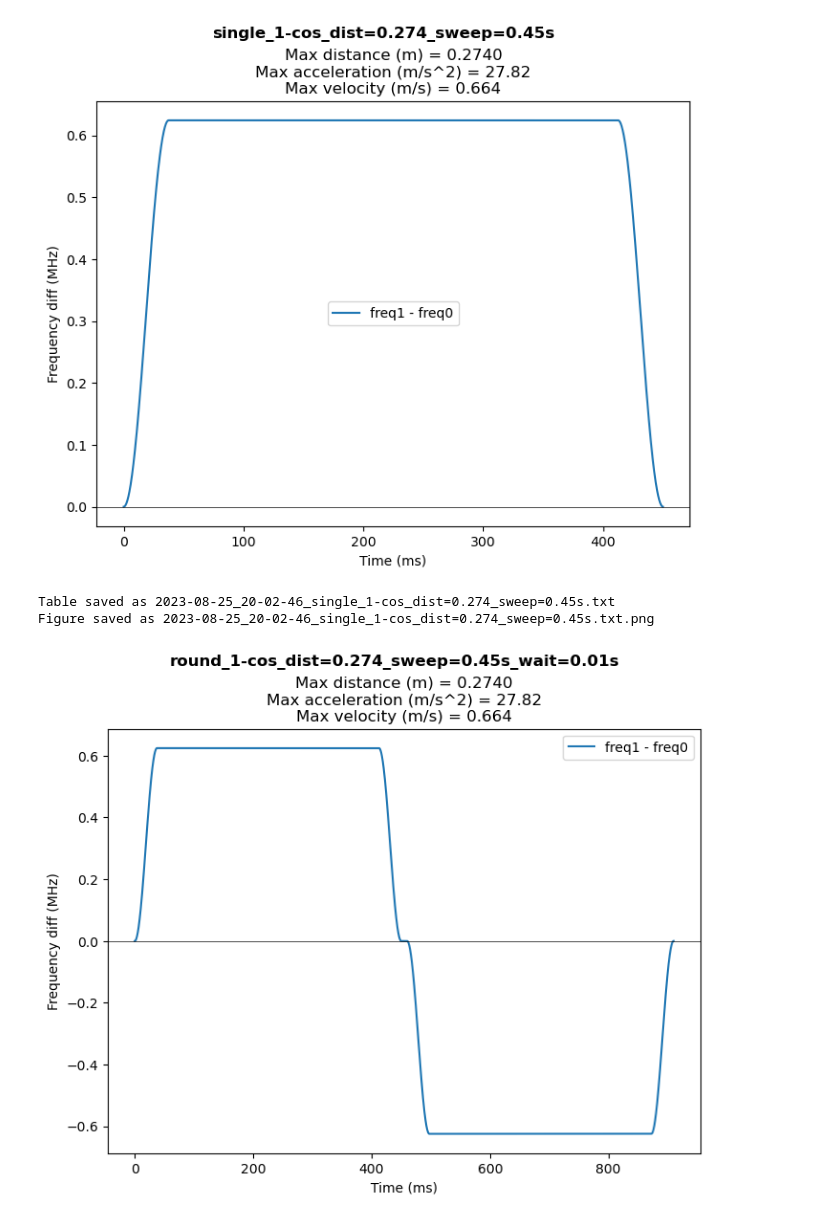
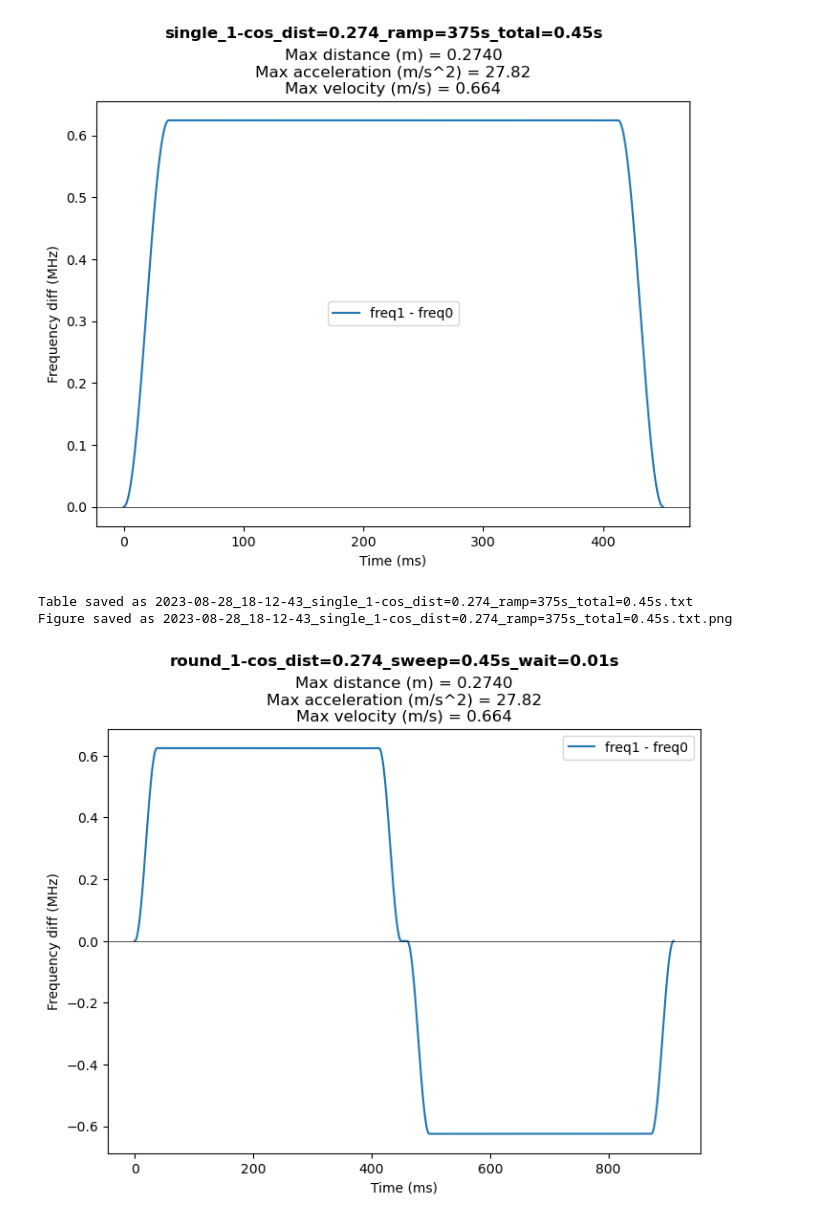
Before and after one commit to ChinLabQMS/Novatech-frequency-synthesizer, a Jupyter notebook: func2table.ipynb, the cells around one changed output. Saved outputs shown, nothing was run; the diff lists cells and outputs as text; code cells hidden in the pictures.

```diff
--- a/func2table.ipynb
+++ b/func2table.ipynb
@@ -3,18 +3,18 @@ from utils import *
 # %%
 t_tot = 0.45 # Total frequency sweep time in units of seconds
 t_inc = 1 # Increment time length, in integer multiples of 100 us
 t_ramp = 375
 dist = 0.274 # Total transport distance in units of meters
 
-trajName = f'single_1-cos_dist={dist}_sweep={t_tot}s'
+trajName = f'single_1-cos_dist={dist}_ramp={t_ramp}s_total={t_tot}s'
 t_vec, freqdiff = freqdiff_flattop(t_inc, t_tot, t_ramp, dist=dist)
 
 fig = make_figure(freqdiff, t_inc, trajName)
 save_table(freqdiff, t_inc, trajName, fig)
 # %% [output]
-[figure, old version]
+[figure, new version]
-Table saved as 2023-08-25_20-02-46_single_1-cos_dist=0.274_sweep=0.45s.txt
-Figure saved as 2023-08-25_20-02-46_single_1-cos_dist=0.274_sweep=0.45s.txt.png
+Table saved as 2023-08-28_18-12-43_single_1-cos_dist=0.274_ramp=375s_total=0.45s.txt
+Figure saved as 2023-08-28_18-12-43_single_1-cos_dist=0.274_ramp=375s_total=0.45s.txt.png
 # %%
 wait_time = 0.01 # Time to wait at the end of the transport in units of seconds
 
```
Also changed, not shown: 1 other file.
